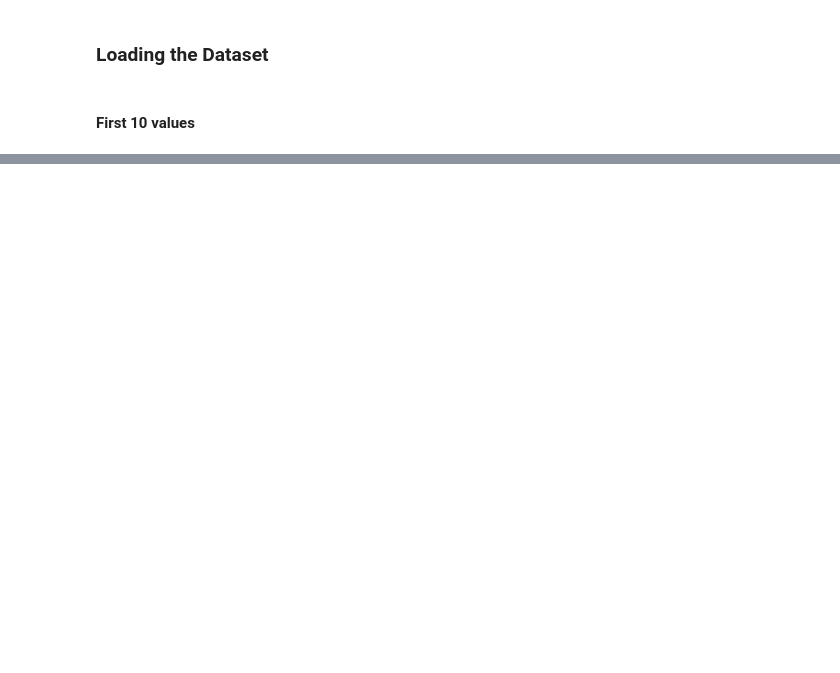
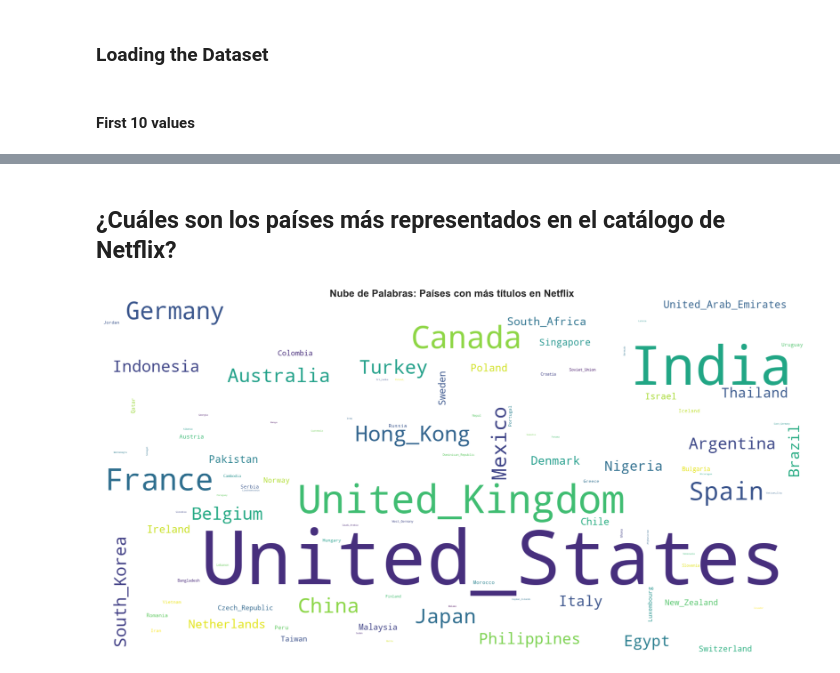
Before and after one commit to EdgarJoel123/Tratamiento_Datos_Graficos, a Jupyter notebook: netflix-data-analysis.ipynb, the cells around one changed output, grey strips where cells are left out. Drawn from its saved outputs; the diff is of its cells as text; code cells hidden in the pictures; blank space fills up the shorter version.

```diff
--- a/netflix-data-analysis.ipynb
+++ b/netflix-data-analysis.ipynb
@@ -289,0 +261,33 @@ plt.show()
+# %% [markdown]
+##  ¿Cuáles son los países más representados en el catálogo de Netflix?
+# %%
+# Crear una nube de palabras para visualizar los países con más títulos en Netflix
+# Limpiar datos: eliminar valores nulos y unir todos los países en una sola cadena
+# Separar múltiples países y limpiar espacios
+countries = df['country'].dropna().str.split(', ')
+flattened = list(chain.from_iterable(countries))
+cleaned = [c.strip().replace(" ", "_") for c in flattened]
+
+# Contar frecuencia real de cada país
+country_counts = Counter(cleaned)
+
+# Crear WordCloud con conteo exacto
+wordcloud = WordCloud(
+    background_color='white',
+    colormap='viridis',
+    width=1600,
+    height=800,
+    max_words=100,
+    contour_color='steelblue',
+    contour_width=2
+).generate_from_frequencies(country_counts)
+
+# Mostrar
+plt.figure(figsize=(20, 12))
+plt.imshow(wordcloud, interpolation='bilinear')
+plt.axis('off')
+plt.title('Nube de Palabras: Países con más títulos en Netflix', fontsize=20, fontweight='bold')
+plt.tight_layout()
+plt.show()
+# %% [output]
+[figure, added]
```
Also changed, not shown: parts of 81 cells of this notebook, 2 other files.
